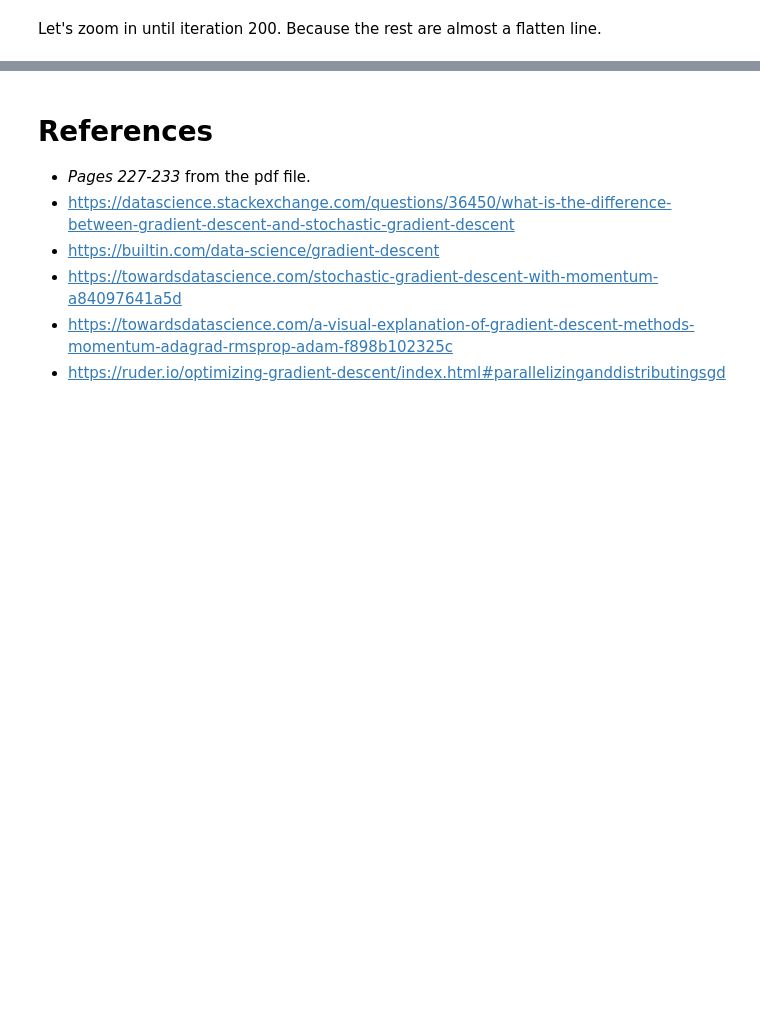
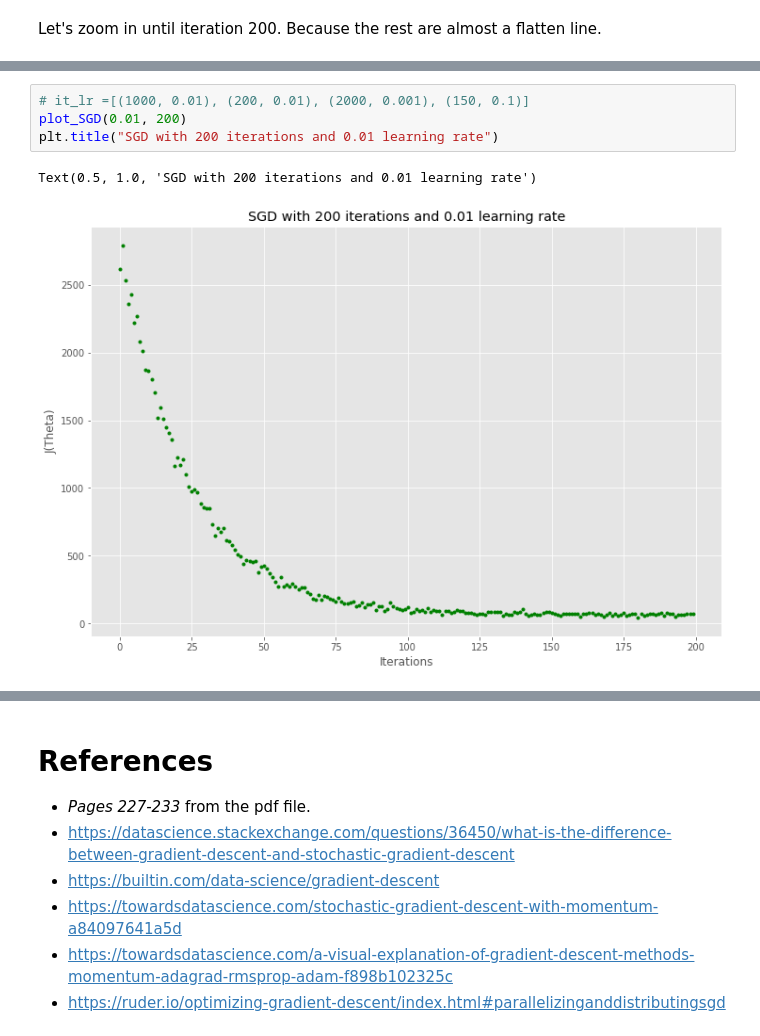
Before and after one commit to twyunting/DATA-642_Advanced_Machine_Learning, a Jupyter notebook: Quizes/01/Yunting_quiz01.ipynb, the cells around one changed output, grey strips where cells are left out. Saved outputs shown, nothing was run; the diff lists cells and outputs as text; blank space fills up the shorter version.

```diff
--- a/Quizes/01/Yunting_quiz01.ipynb
+++ b/Quizes/01/Yunting_quiz01.ipynb
@@ -228,0 +260,7 @@ Define a function that combines the effects and demonstrates how SGD works
+# %%
+# it_lr =[(1000, 0.01), (200, 0.01), (2000, 0.001), (150, 0.1)]
+plot_SGD(0.01, 200)
+plt.title("SGD with 200 iterations and 0.01 learning rate")
+# %% [output]
+Text(0.5, 1.0, 'SGD with 200 iterations and 0.01 learning rate')
+[figure, added]
```
Also changed, not shown: parts of 20 cells of this notebook, 1 other file.
